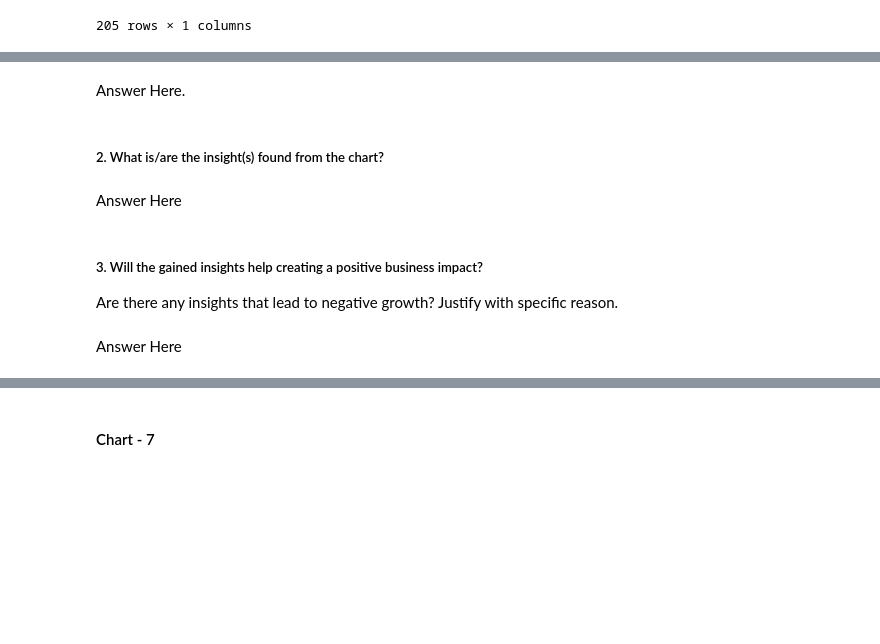
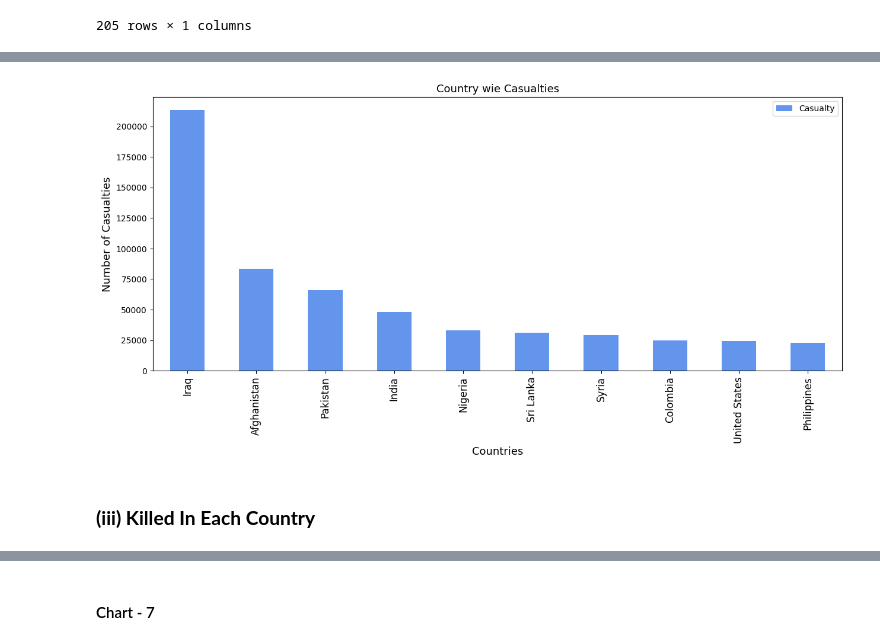
Before and after one commit to amolwagh77/Exploratory-Data-Analysis---Global-Terrorism, a Jupyter notebook: Sample EDA Submission Template.ipynb, the cells around one changed output, grey strips where cells are left out. Saved outputs shown, nothing was run; the diff lists cells and outputs as text; code cells hidden in the pictures; blank space fills up the shorter version.

```diff
--- a/Sample EDA Submission Template.ipynb
+++ b/Sample EDA Submission Template.ipynb
@@ -568,11 +562,11 @@ Total_cas
-# %% [markdown]
-Answer Here.
-# %% [markdown]
-##### 2. What is/are the insight(s) found from the chart?
-# %% [markdown]
-Answer Here
-# %% [markdown]
-##### 3. Will the gained insights help creating a positive business impact?
-Are there any insights that lead to negative growth? Justify with specific reason.
-# %% [markdown]
-Answer Here
+# %%
+Total_cas[:10].plot(kind='bar',color='cornflowerblue',figsize=(15,6))
+plt.title("Country wie Casualties",fontsize=13)
+plt.xlabel("Countries",fontsize=13)
+plt.xticks(fontsize=12)
+plt.ylabel("Number of Casualties",fontsize=13)
+plt.show()
+# %% [output]
+[figure, added]
+# %% [markdown]
+### **(iii) Killed In Each Country**
```
Also changed, not shown: parts of 115 cells of this notebook.
